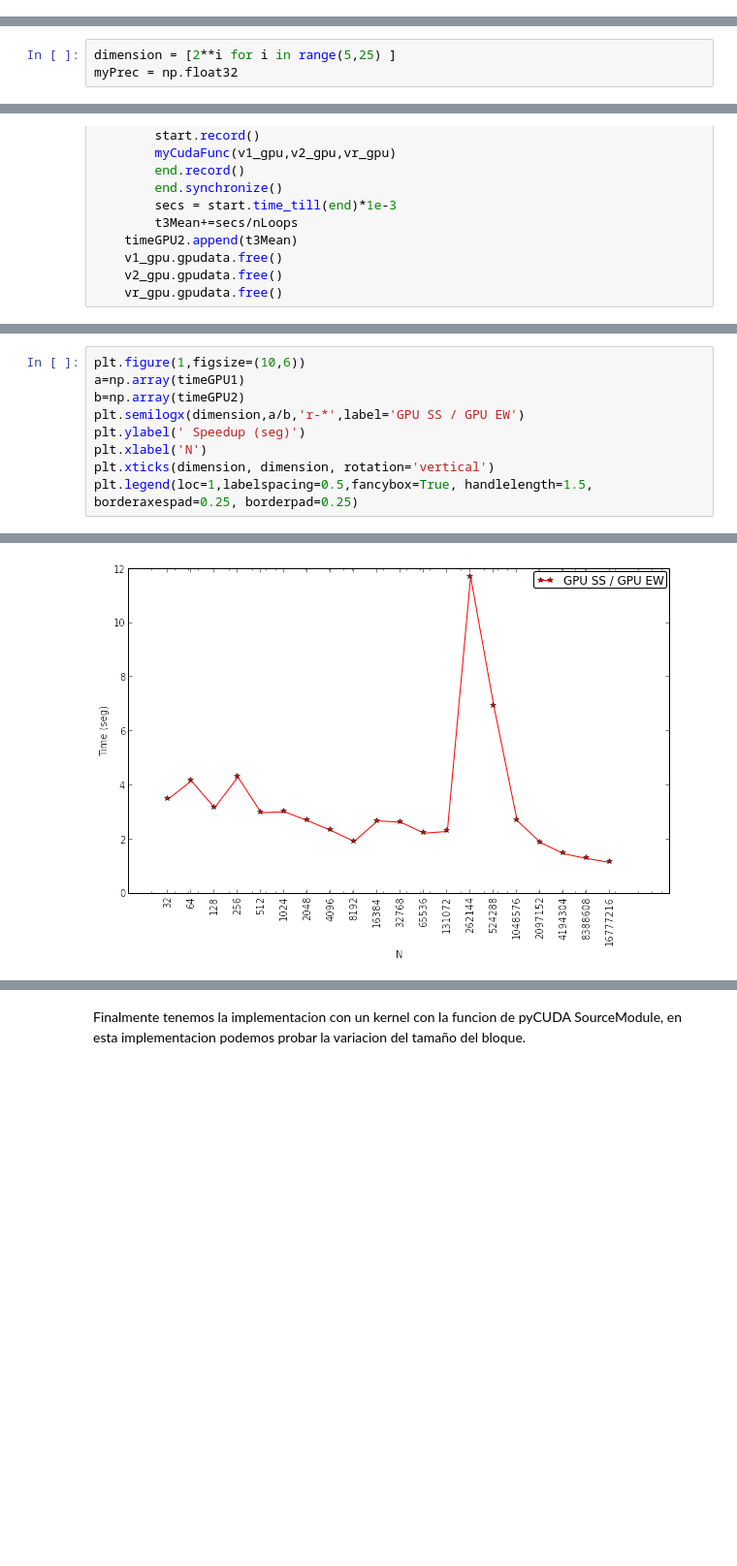
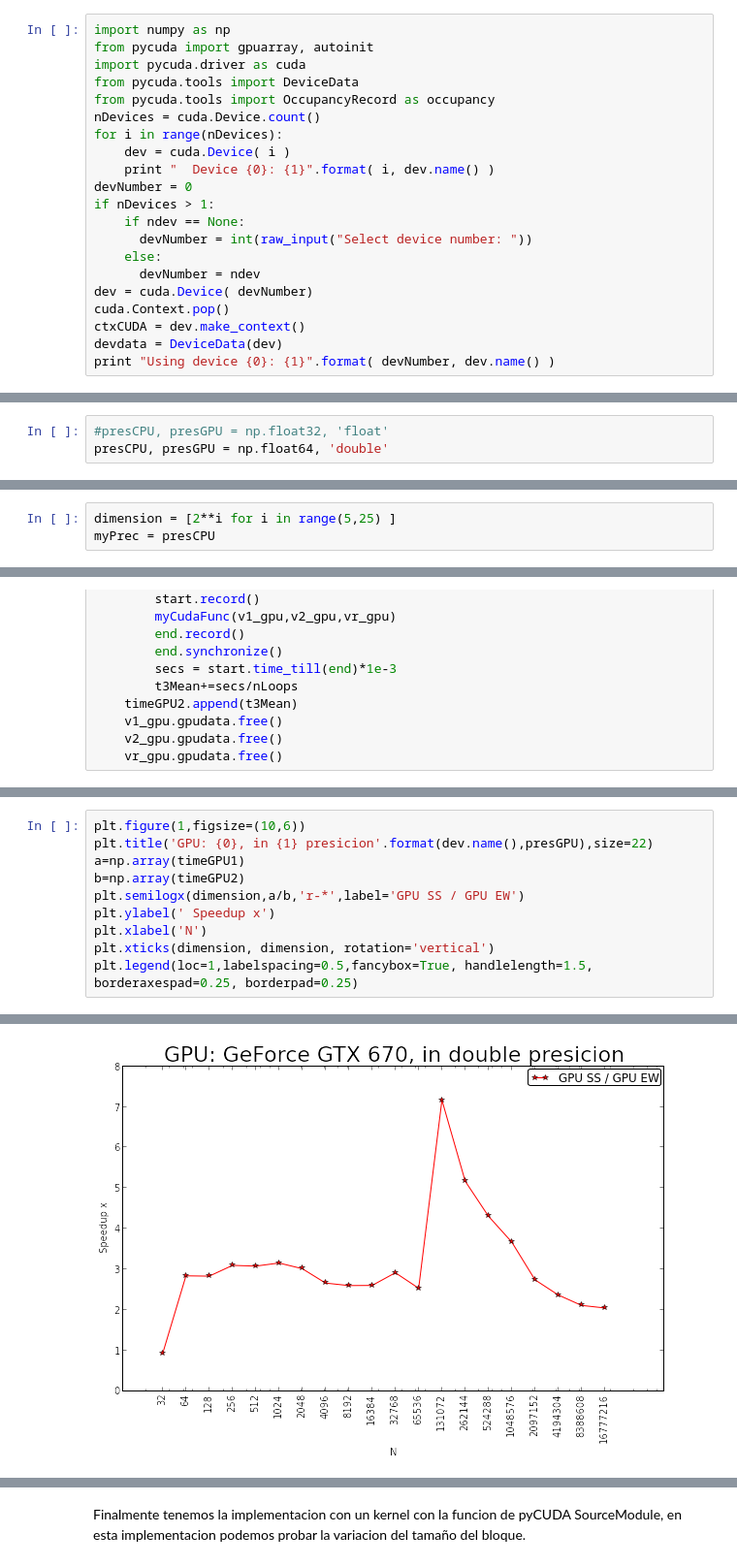
Before and after one commit to zamorays/miniCursoPycuda, a Jupyter notebook: Sesion4_PyCUDA_2nd.ipynb, the cells around one changed output, grey strips where cells are left out. Shown at 97% size. Drawn from its saved outputs; the diff is of its cells as text; blank space fills up the shorter version.

```diff
--- a/Sesion4_PyCUDA_2nd.ipynb
+++ b/Sesion4_PyCUDA_2nd.ipynb
@@ -7,0 +5,21 @@ from pycuda import gpuarray, autoinit
+# %%
+import numpy as np
+from pycuda import gpuarray, autoinit
+import pycuda.driver as cuda
+from pycuda.tools import DeviceData
+from pycuda.tools import OccupancyRecord as occupancy
+nDevices = cuda.Device.count()
+for i in range(nDevices):
+	dev = cuda.Device( i )
+	print "  Device {0}: {1}".format( i, dev.name() )
+devNumber = 0
+if nDevices > 1:
+	if ndev == None:
+	  devNumber = int(raw_input("Select device number: "))
+	else:
+	  devNumber = ndev
+dev = cuda.Device( devNumber)
+cuda.Context.pop()
+ctxCUDA = dev.make_context()
+devdata = DeviceData(dev)
+print "Using device {0}: {1}".format( devNumber, dev.name() )
@@ -8,3 +29,6 @@ from pycuda import gpuarray, autoinit
 # %% [markdown]
 Inicializar los arreglos en CPU (Ram del Host) mediante Numpy, la libreria de Python para manejar arreglos.
+# %%
+#presCPU, presGPU = np.float32, 'float'
+presCPU, presGPU = np.float64, 'double'
 # %%
@@ -290,6 +400,6 @@ from time import time
 # %%
 dimension = [2**i for i in range(5,25) ]
-myPrec = np.float32
+myPrec = presCPU
 # %%
 dimension
 # %% [output]
@@ -471,12 +586,13 @@ plt.legend(loc=1,labelspacing=0.5,fancybox=True, handlelength=1.5, borderaxespad
 # %%
 plt.figure(1,figsize=(10,6))
+plt.title('GPU: {0}, in {1} presicion'.format(dev.name(),presGPU),size=22)
 a=np.array(timeGPU1)
 b=np.array(timeGPU2)
 plt.semilogx(dimension,a/b,'r-*',label='GPU SS / GPU EW')
-plt.ylabel(' Speedup (seg)')
+plt.ylabel(' Speedup x')
 plt.xlabel('N')
 plt.xticks(dimension, dimension, rotation='vertical')
 plt.legend(loc=1,labelspacing=0.5,fancybox=True, handlelength=1.5, borderaxespad=0.25, borderpad=0.25)
 # %% [output]
 <matplotlib.legend.Legend at 0x...>
-[figure, old version]
+[figure, new version]
```
Also changed, not shown: parts of 50 cells of this notebook, 6 other files.
